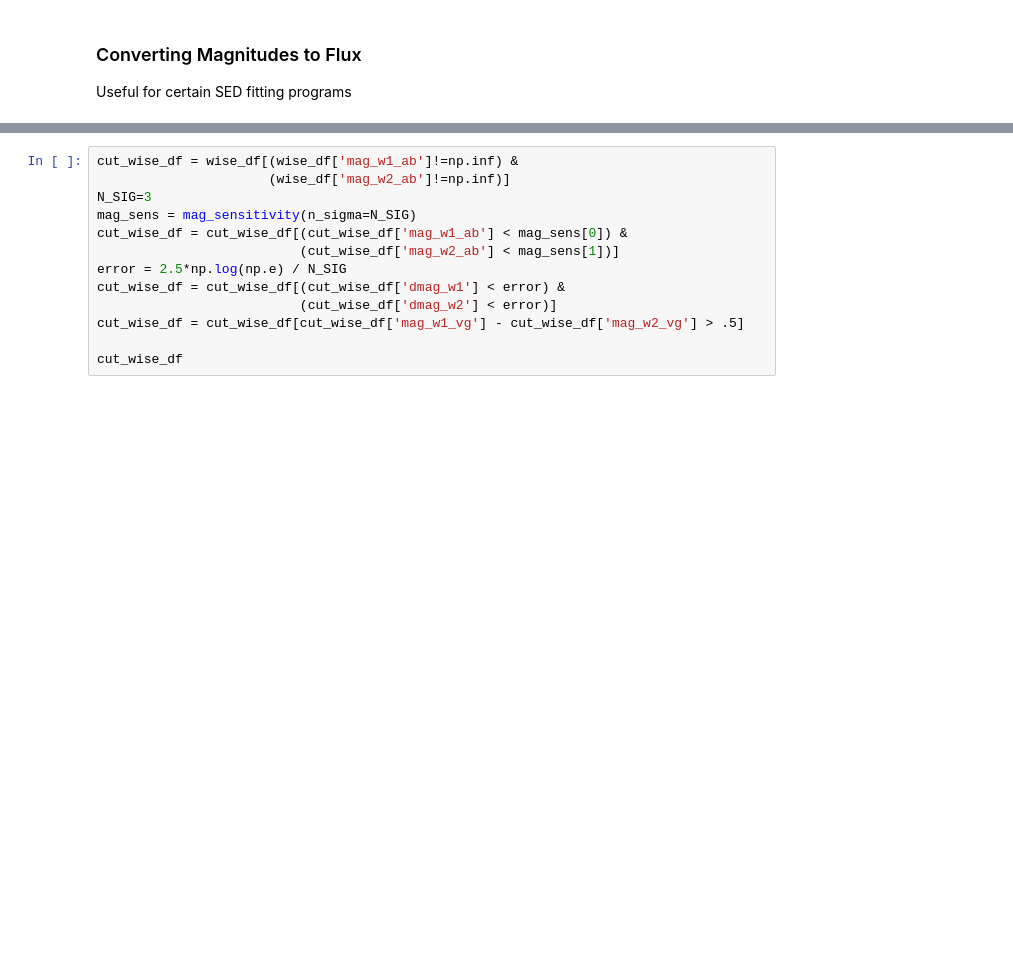
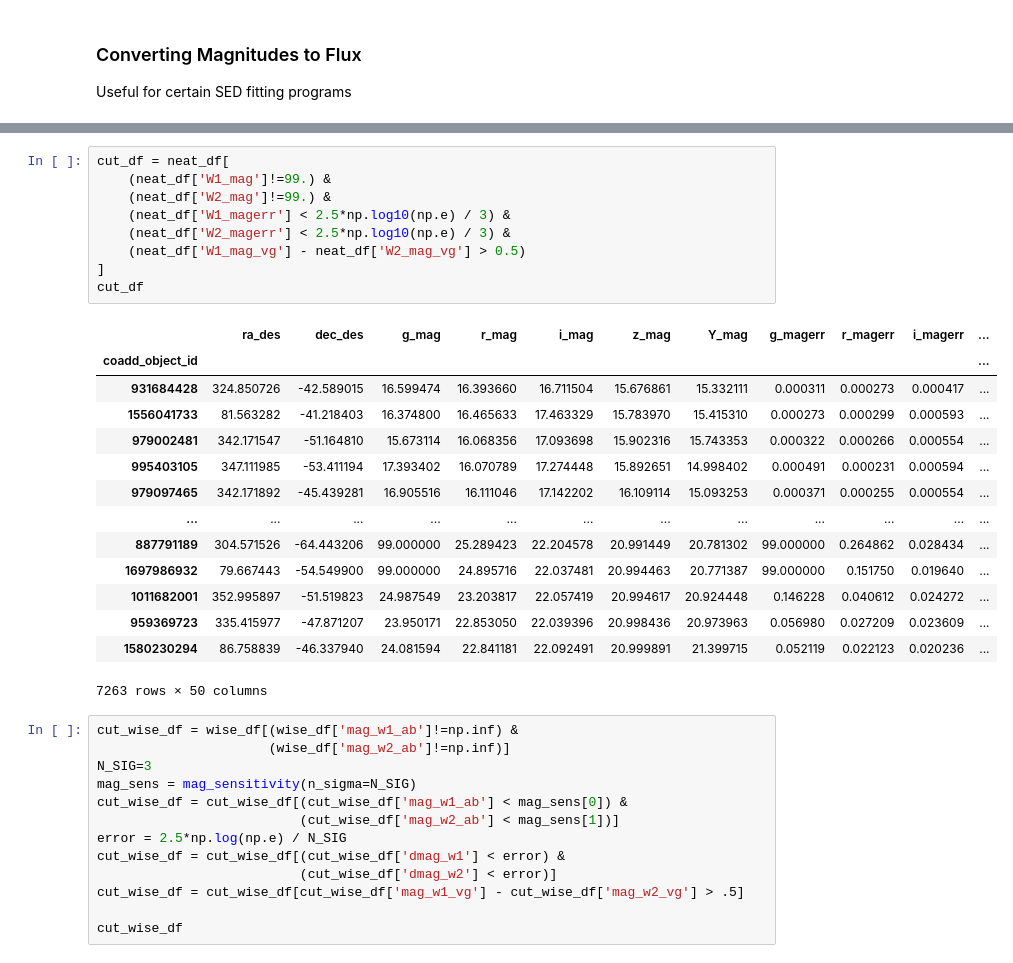
Before and after one commit to xbyrne/glq_mpia, a Jupyter notebook: selecting_data/magnitude_processing.ipynb, the cells around one changed output, grey strips where cells are left out. Saved outputs shown, nothing was run; the diff lists cells and outputs as text; blank space fills up the shorter version.

```diff
--- a/selecting_data/magnitude_processing.ipynb
+++ b/selecting_data/magnitude_processing.ipynb
@@ -210,5 +225,29 @@ We then make the following cuts:
 
 2,910 objects remain.
+# %%
+cut_df = neat_df[
+    (neat_df['W1_mag']!=99.) &
+    (neat_df['W2_mag']!=99.) &
+    (neat_df['W1_magerr'] < 2.5*np.log10(np.e) / 3) &
+    (neat_df['W2_magerr'] < 2.5*np.log10(np.e) / 3) &
+    (neat_df['W1_mag_vg'] - neat_df['W2_mag_vg'] > 0.5)
+]
+cut_df
+# %% [output]
+|  | ra_des | dec_des | g_mag | r_mag | i_mag | z_mag | Y_mag | g_magerr | r_magerr | i_magerr | ... |
+| coadd_object_id |  |  |  |  |  |  |  |  |  |  | ... |
+| 931684428 | 324.850726 | -42.589015 | 16.599474 | 16.393660 | 16.711504 | 15.676861 | 15.332111 | 0.000311 | 0.000273 | 0.000417 | ... |
+| 1556041733 | 81.563282 | -41.218403 | 16.374800 | 16.465633 | 17.463329 | 15.783970 | 15.415310 | 0.000273 | 0.000299 | 0.000593 | ... |
+| 979002481 | 342.171547 | -51.164810 | 15.673114 | 16.068356 | 17.093698 | 15.902316 | 15.743353 | 0.000322 | 0.000266 | 0.000554 | ... |
+| 995403105 | 347.111985 | -53.411194 | 17.393402 | 16.070789 | 17.274448 | 15.892651 | 14.998402 | 0.000491 | 0.000231 | 0.000594 | ... |
+| 979097465 | 342.171892 | -45.439281 | 16.905516 | 16.111046 | 17.142202 | 16.109114 | 15.093253 | 0.000371 | 0.000255 | 0.000554 | ... |
+| ... | ... | ... | ... | ... | ... | ... | ... | ... | ... | ... | ... |
+| 887791189 | 304.571526 | -64.443206 | 99.000000 | 25.289423 | 22.204578 | 20.991449 | 20.781302 | 99.000000 | 0.264862 | 0.028434 | ... |
+| 1697986932 | 79.667443 | -54.549900 | 99.000000 | 24.895716 | 22.037481 | 20.994463 | 20.771387 | 99.000000 | 0.151750 | 0.019640 | ... |
+| 1011682001 | 352.995897 | -51.519823 | 24.987549 | 23.203817 | 22.057419 | 20.994617 | 20.924448 | 0.146228 | 0.040612 | 0.024272 | ... |
+| 959369723 | 335.415977 | -47.871207 | 23.950171 | 22.853050 | 22.039396 | 20.998436 | 20.973963 | 0.056980 | 0.027209 | 0.023609 | ... |
+| 1580230294 | 86.758839 | -46.337940 | 24.081594 | 22.841181 | 22.092491 | 20.999891 | 21.399715 | 0.052119 | 0.022123 | 0.020236 | ... |
+7263 rows × 50 columns
 # %%
 cut_wise_df = wise_df[(wise_df['mag_w1_ab']!=np.inf) &
                       (wise_df['mag_w2_ab']!=np.inf)]
```
Also changed, not shown: parts of 11 cells of this notebook.
